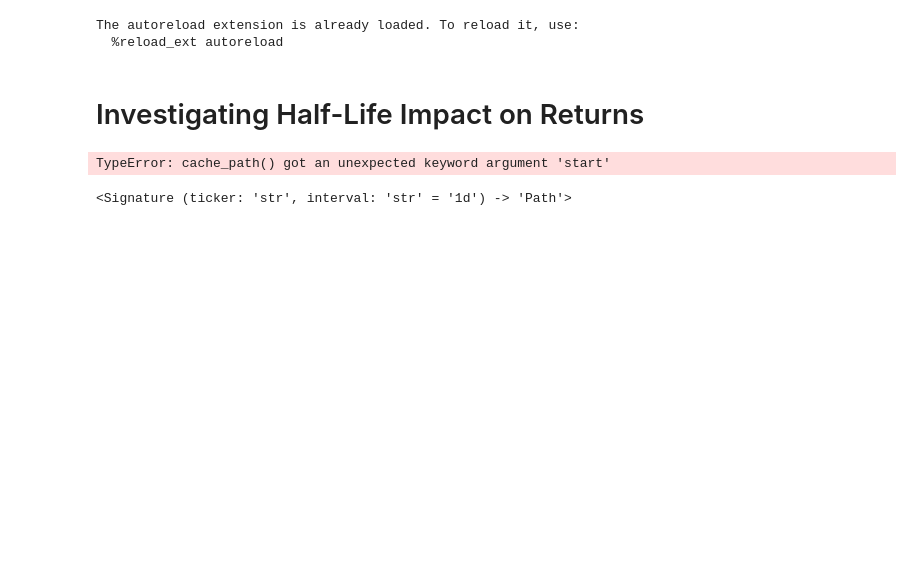
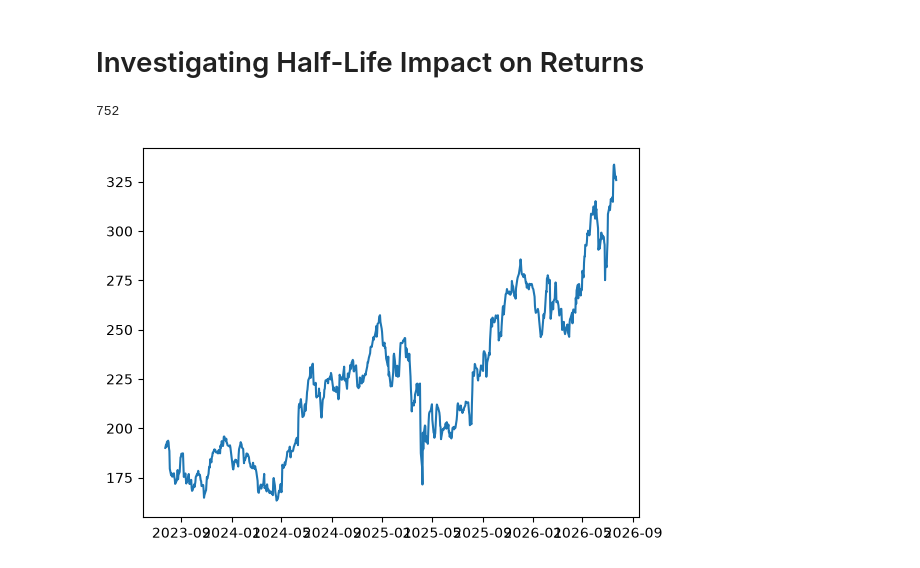
Before and after one commit to charlien74/systematic-trading-research, a Jupyter notebook: notebooks/01_exponential_moving_averages.ipynb, the cells around one changed output. Saved outputs shown, nothing was run; the diff lists cells and outputs as text; code cells hidden in the pictures; blank space fills up the shorter version.

Commit message:
Add basic plot to notebook

```diff
--- a/notebooks/01_exponential_moving_averages.ipynb
+++ b/notebooks/01_exponential_moving_averages.ipynb
@@ -1,26 +1,25 @@
 # %%
 import importlib
 import inspect
+import matplotlib.pyplot as plt
+import pandas as pd
 
 import src.data.loader as loader
+import src.indicators.ema as ema
 
 
 def refresh_loader() -> None:
     global loader
     loader = importlib.reload(loader)
     print("loader module:", loader.__file__)
-    print("cache_path signature:", inspect.signature(loader.cache_path))
-    print("get_prices signature:", inspect.signature(loader.get_prices))
-# %% [output]
-The autoreload extension is already loaded. To reload it, use:
-  %reload_ext autoreload
 # %% [markdown]
 # Investigating Half-Life Impact on Returns
 # %%
-loader.get_prices(ticker="AAPL", start="2026-01-22", end="2026-07-22")
+aapl_df = loader.get_prices(ticker="AAPL", period="3y")
-# %% [output]
-TypeError: cache_path() got an unexpected keyword argument 'start'
-# %%
-refresh_loader()
-# %% [output]
-<Signature (ticker: 'str', interval: 'str' = '1d') -> 'Path'>
+# %%
+fig = plt.plot(aapl_df.index, aapl_df['Close'])
+print(len(aapl_df))
+plt.show()
+# %% [output]
+752
+[figure, added]
```
Also changed, not shown: parts of 1 cell of this notebook, 1 other file.
